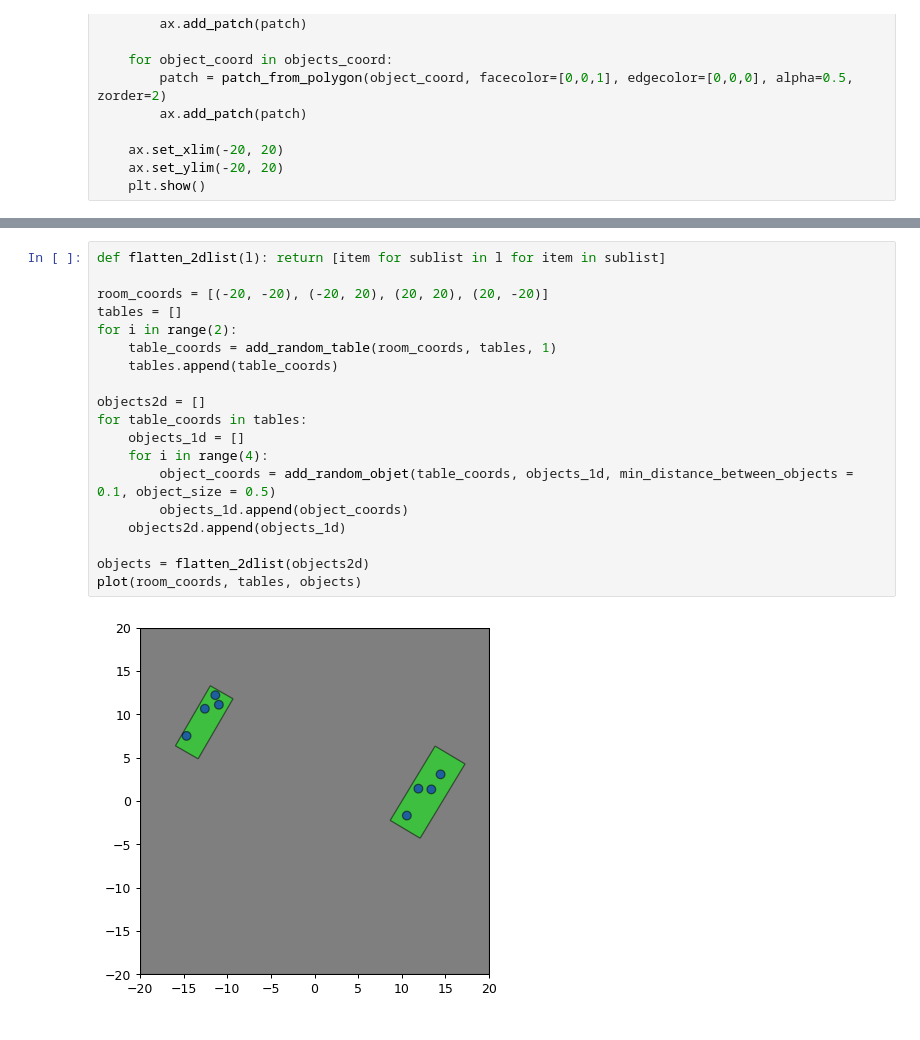
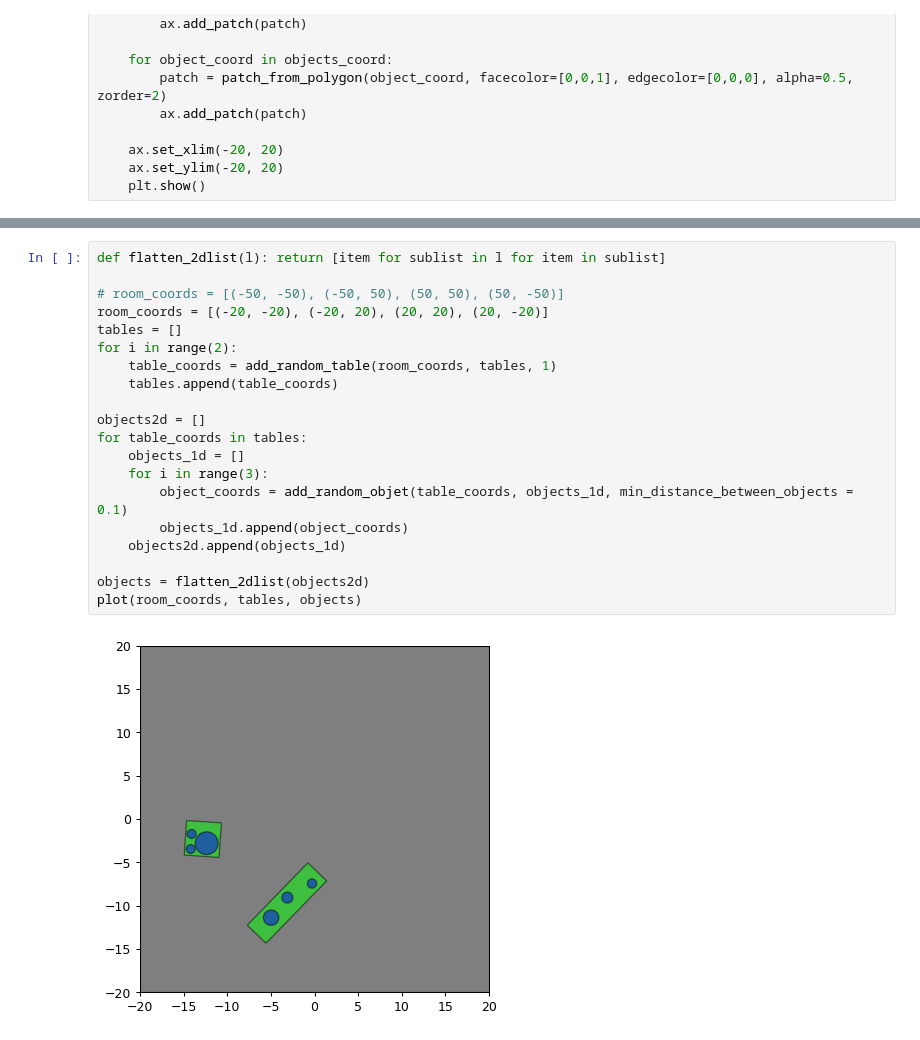
Before and after one commit to szczekulskij/home-robot-simulation, a Jupyter notebook: toying_around.ipynb, the cells around one changed output, grey strips where cells are left out. Cells and saved outputs as stored; diff of their text form.

```diff
--- a/toying_around.ipynb
+++ b/toying_around.ipynb
@@ -120,21 +120,22 @@ plot(room_coords, tables, [])
 # %%
 def flatten_2dlist(l): return [item for sublist in l for item in sublist]
 
+# room_coords = [(-50, -50), (-50, 50), (50, 50), (50, -50)]
 room_coords = [(-20, -20), (-20, 20), (20, 20), (20, -20)]
 tables = []
 for i in range(2):
     table_coords = add_random_table(room_coords, tables, 1)
     tables.append(table_coords)
 
 objects2d = []
 for table_coords in tables:
     objects_1d = []
-    for i in range(4):
-        object_coords = add_random_objet(table_coords, objects_1d, min_distance_between_objects = 0.1, object_size = 0.5)
+    for i in range(3):
+        object_coords = add_random_objet(table_coords, objects_1d, min_distance_between_objects = 0.1)
         objects_1d.append(object_coords)
     objects2d.append(objects_1d)
 
 objects = flatten_2dlist(objects2d)
 plot(room_coords, tables, objects)
 # %% [output]
-[figure, old version]
+[figure, new version]
```
Also changed, not shown: parts of 2 cells of this notebook.
